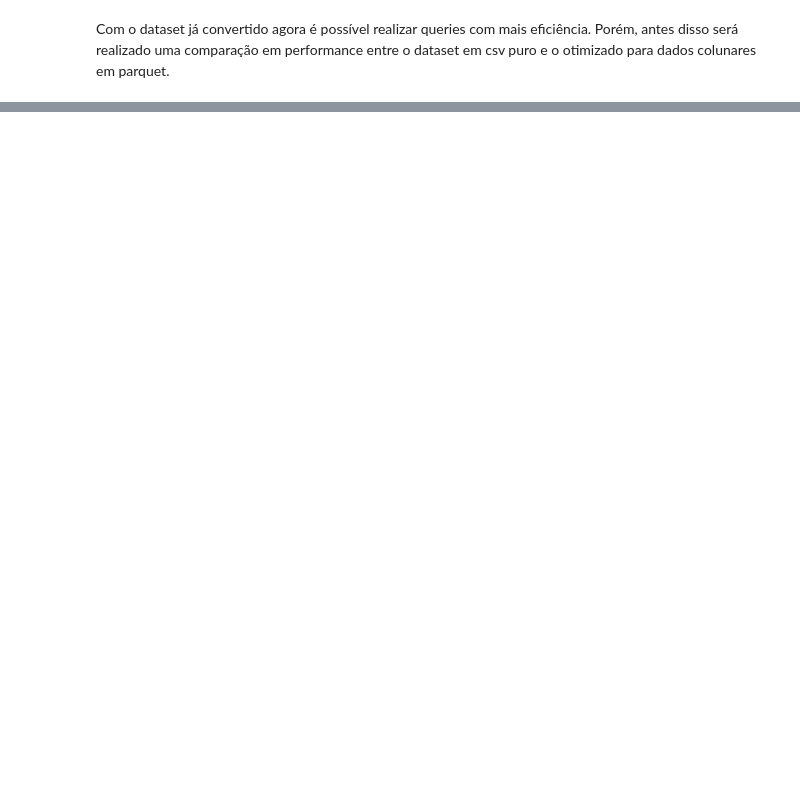
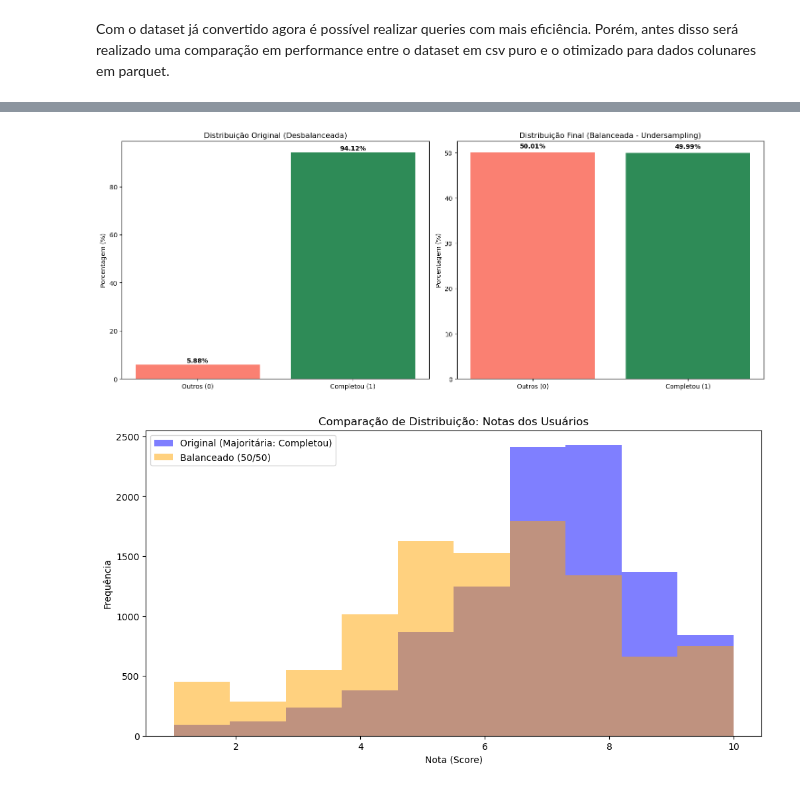
Before and after one commit to GiovanneVieira/AC2---BigData, a Jupyter notebook: pyspark-anime.ipynb, the cells around one changed output, grey strips where cells are left out. Saved outputs shown, nothing was run; the diff lists cells and outputs as text; code cells hidden in the pictures; blank space fills up the shorter version.

```diff
--- a/pyspark-anime.ipynb
+++ b/pyspark-anime.ipynb
@@ -118,0 +691,45 @@ AnalysisException: [PATH_NOT_FOUND] Path does not exist: file:/home/jovyan/data/
+# %%
+import matplotlib.pyplot as plt
+import pandas as pd
+
+# 1. Preparando os dados para a comparação de Proporção (Pizza/Barras)
+# Dados obtidos das tabelas master_table e balanced_master_table
+labels = ['Outros (0)', 'Completou (1)']
+dados_originais = [5.88, 94.12]  # Conforme image_0f2602.png
+dados_balanceados = [50.01, 49.99] # Conforme image_0ea6b8.png
+
+fig, (ax1, ax2) = plt.subplots(1, 2, figsize=(15, 6))
+
+# Gráfico Desbalanceado (Original)
+ax1.bar(labels, dados_originais, color=['salmon', 'seagreen'])
+ax1.set_title('Distribuição Original (Desbalanceada)')
+ax1.set_ylabel('Porcentagem (%)')
+for i, v in enumerate(dados_originais):
+    ax1.text(i, v + 1, f"{v}%", ha='center', fontweight='bold')
+
+# Gráfico Balanceado (Após Undersampling)
+ax2.bar(labels, dados_balanceados, color=['salmon', 'seagreen'])
+ax2.set_title('Distribuição Final (Balanceada - Undersampling)')
+ax2.set_ylabel('Porcentagem (%)')
+for i, v in enumerate(dados_balanceados):
+    ax2.text(i, v + 1, f"{v}%", ha='center', fontweight='bold')
+
+plt.tight_layout()
+plt.show()
+
+# 2. Comparação de Histograma (Exemplo com User Score)
+# Coletando amostras para o histograma
+pdf_original = spark.sql("SELECT user_score FROM master_table LIMIT 10000").toPandas()
+pdf_balanceado = spark.sql("SELECT user_score FROM balanced_master_table LIMIT 10000").toPandas()
+
+plt.figure(figsize=(12, 6))
+plt.hist(pdf_original['user_score'], bins=10, alpha=0.5, label='Original (Majoritária: Completou)', color='blue')
+plt.hist(pdf_balanceado['user_score'], bins=10, alpha=0.5, label='Balanceado (50/50)', color='orange')
+plt.title('Comparação de Distribuição: Notas dos Usuários')
+plt.xlabel('Nota (Score)')
+plt.ylabel('Frequência')
+plt.legend(loc='upper left')
+plt.show()
+# %% [output]
+[figure, added]
+[figure, added]
```
Also changed, not shown: parts of 41 cells of this notebook, 2 other files.
